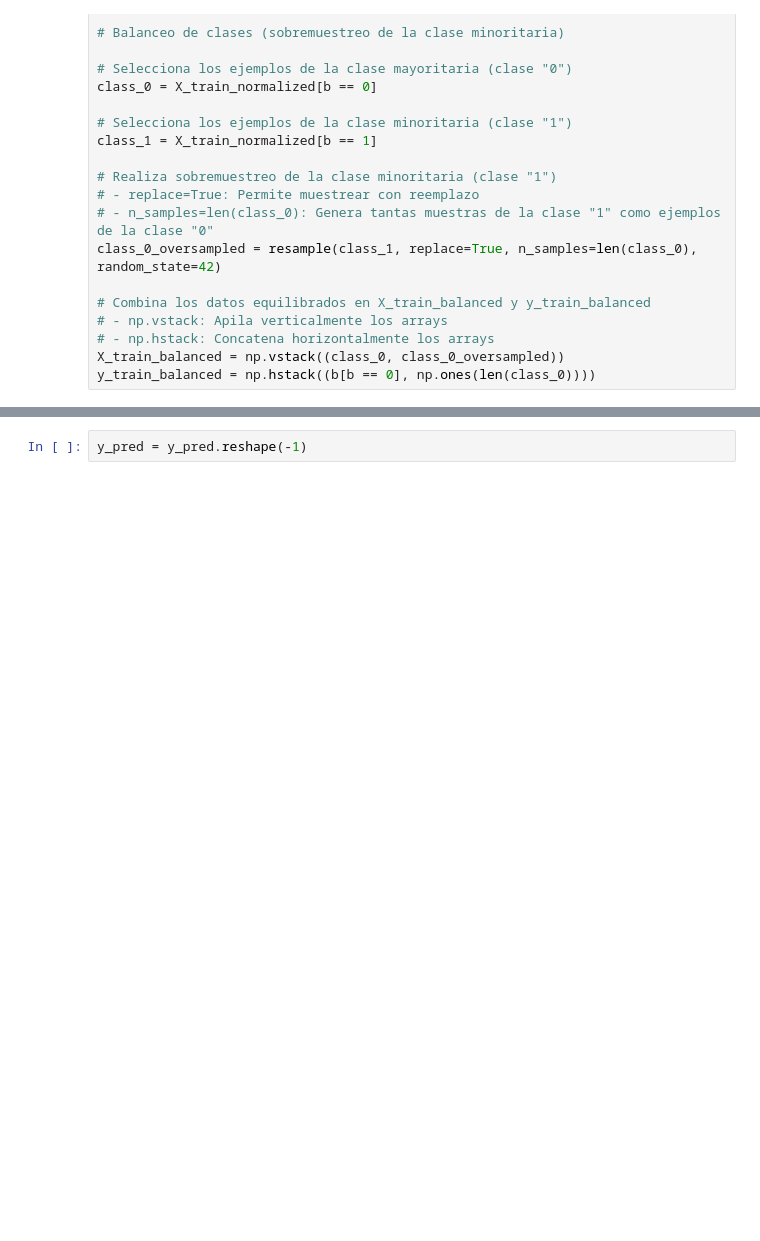
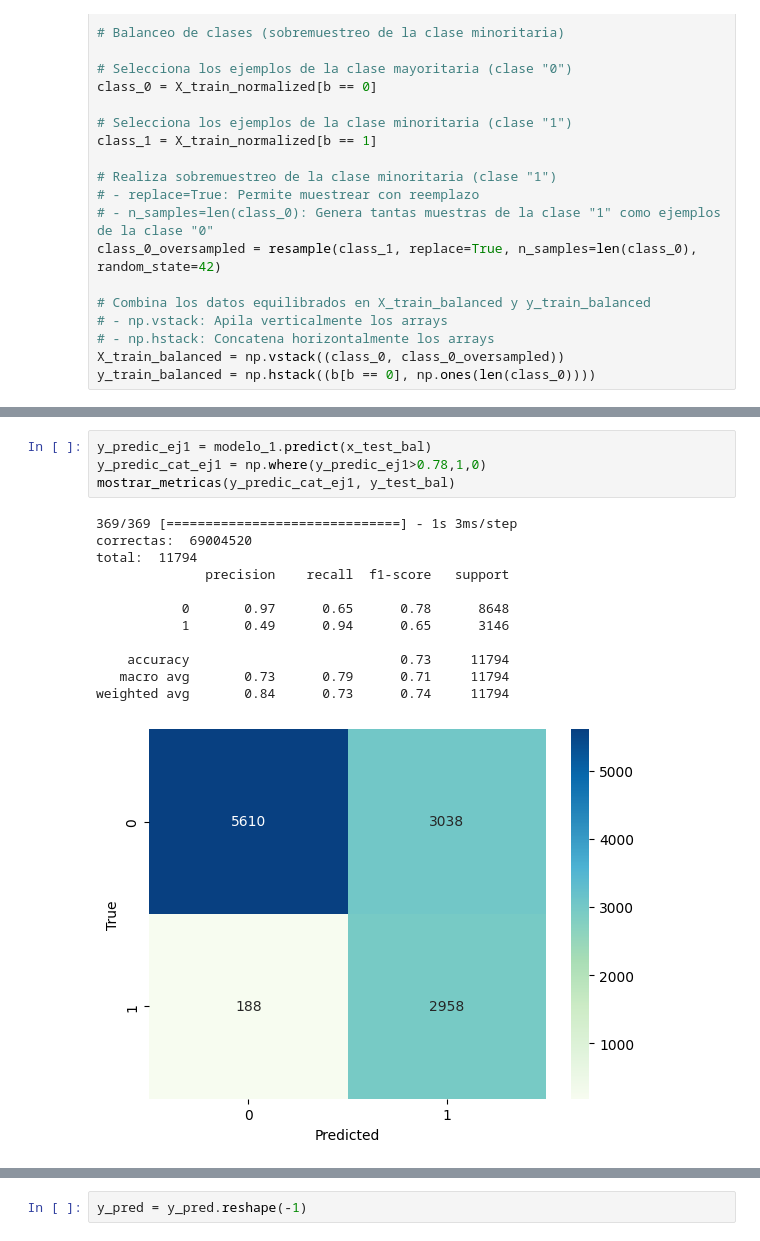
Before and after one commit to franmazzaro/7506R-2C2023-GRUPO39, a Jupyter notebook: 7506R_TP1_GRUPO39_CHP4_ENTREGA.ipynb, the cells around one changed output, grey strips where cells are left out. Cells and saved outputs as stored; diff of their text form; blank space fills up the shorter version.

```diff
--- a/7506R_TP1_GRUPO39_CHP4_ENTREGA.ipynb
+++ b/7506R_TP1_GRUPO39_CHP4_ENTREGA.ipynb
@@ -144,0 +185,17 @@ plt.show()
+# %%
+y_predic_ej1 = modelo_1.predict(x_test_bal)
+y_predic_cat_ej1 = np.where(y_predic_ej1>0.78,1,0)
+mostrar_metricas(y_predic_cat_ej1, y_test_bal)
+# %% [output]
+369/369 [==============================] - 1s 3ms/step
+correctas:  69004520
+total:  11794
+              precision    recall  f1-score   support
+
+           0       0.97      0.65      0.78      8648
+           1       0.49      0.94      0.65      3146
+
+    accuracy                           0.73     11794
+   macro avg       0.73      0.79      0.71     11794
+weighted avg       0.84      0.73      0.74     11794
+[figure, added]
```
Also changed, not shown: parts of 11 cells of this notebook.
